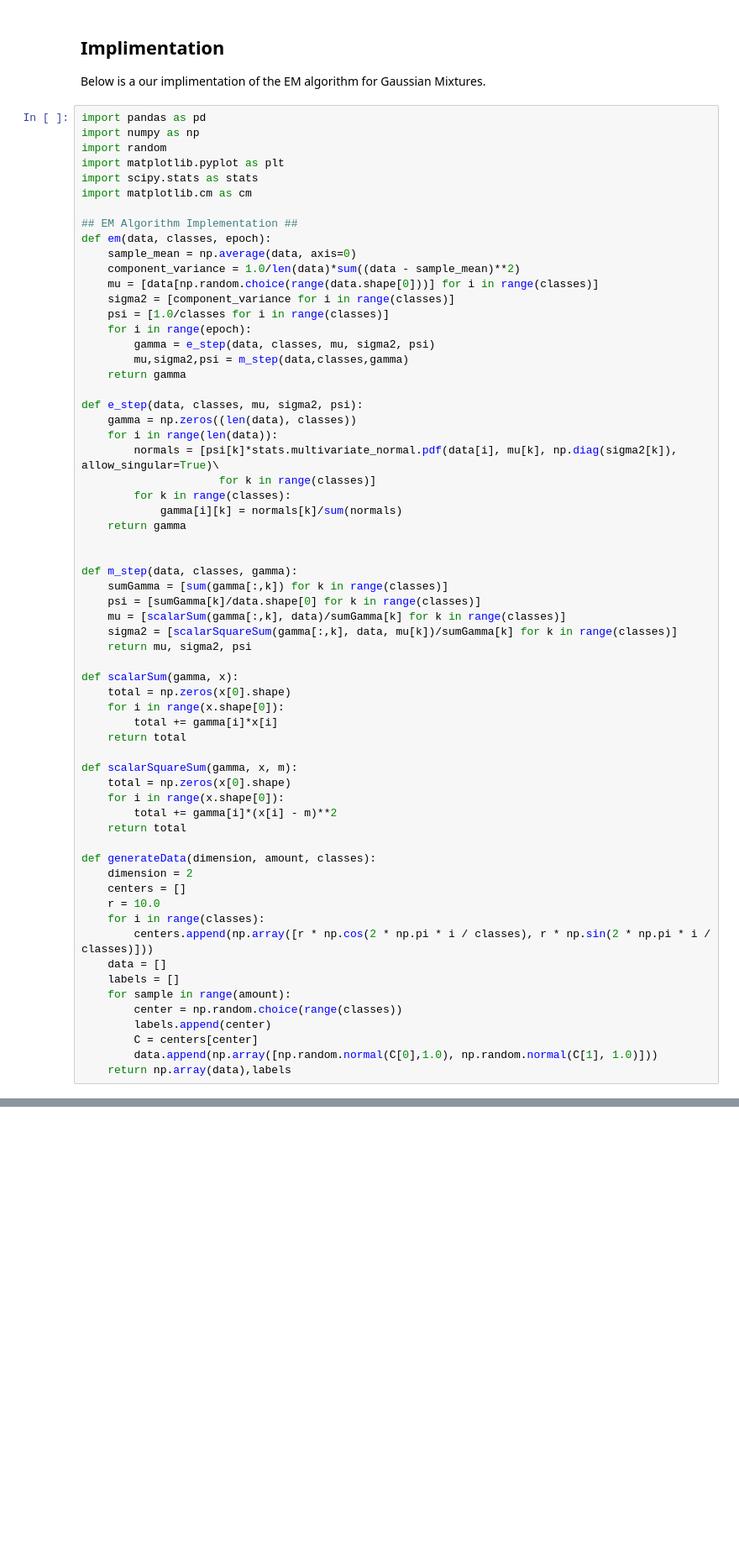
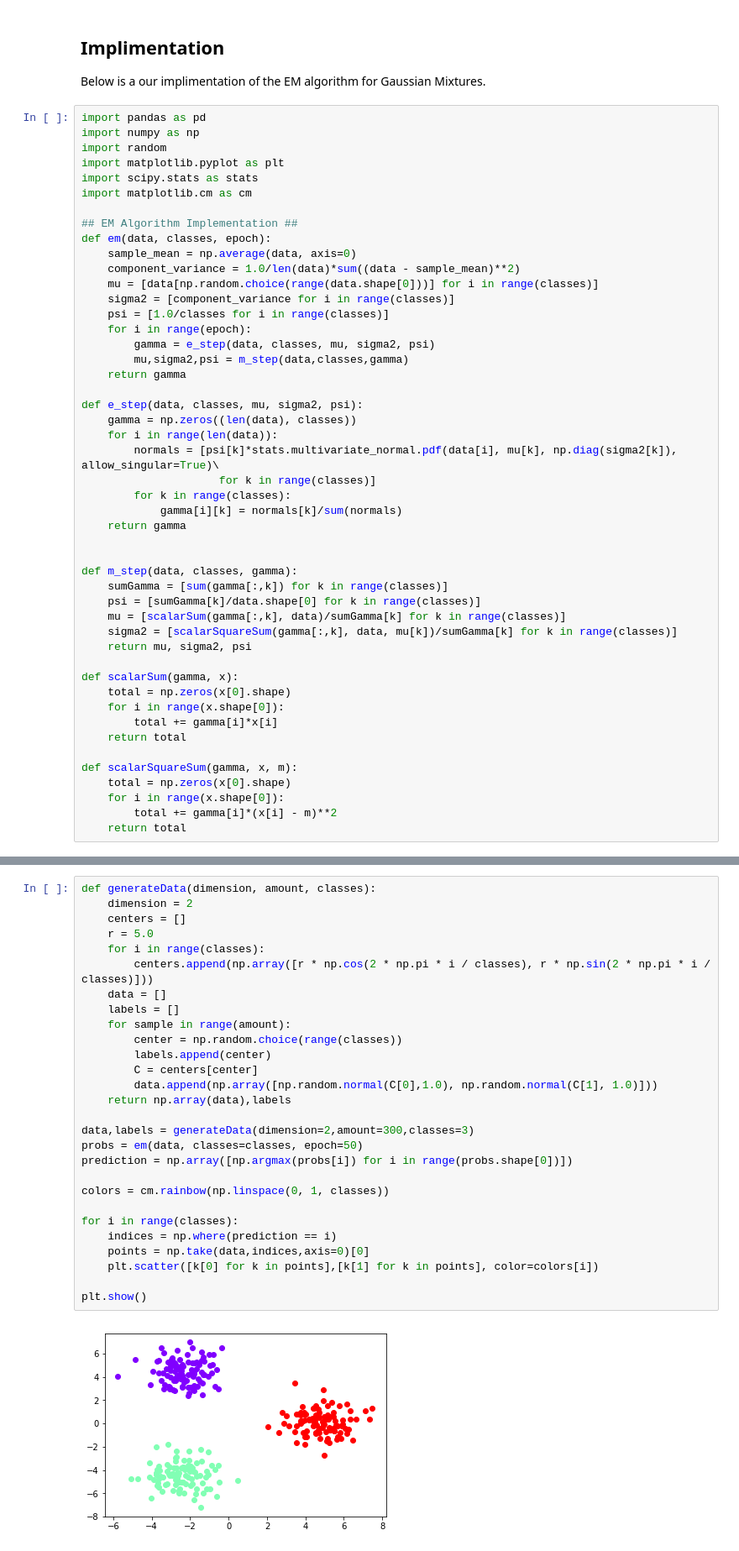
Before and after one commit to makscj/prob-models-em, a Jupyter notebook: final.ipynb, the cells around one changed output, grey strips where cells are left out. Shown: that part at 84% size. Drawn from its saved outputs; the diff is of its cells as text; blank space fills up the shorter version.

```diff
--- a/final.ipynb
+++ b/final.ipynb
@@ -125,18 +131,3 @@ def scalarSquareSum(gamma, x, m):
     for i in range(x.shape[0]):
         total += gamma[i]*(x[i] - m)**2
     return total
-
-def generateData(dimension, amount, classes):
-    dimension = 2
-    centers = []
-    r = 10.0
-    for i in range(classes):
-        centers.append(np.array([r * np.cos(2 * np.pi * i / classes), r * np.sin(2 * np.pi * i / classes)]))
-    data = []
-    labels = []
-    for sample in range(amount):
-        center = np.random.choice(range(classes))
-        labels.append(center)
-        C = centers[center]
-        data.append(np.array([np.random.normal(C[0],1.0), np.random.normal(C[1], 1.0)]))
-    return np.array(data),labels
@@ -142,0 +138,30 @@ def generateData(dimension, amount, classes):
+# %%
+def generateData(dimension, amount, classes):
+    dimension = 2
+    centers = []
+    r = 5.0
+    for i in range(classes):
+        centers.append(np.array([r * np.cos(2 * np.pi * i / classes), r * np.sin(2 * np.pi * i / classes)]))
+    data = []
+    labels = []
+    for sample in range(amount):
+        center = np.random.choice(range(classes))
+        labels.append(center)
+        C = centers[center]
+        data.append(np.array([np.random.normal(C[0],1.0), np.random.normal(C[1], 1.0)]))
+    return np.array(data),labels
+
+data,labels = generateData(dimension=2,amount=300,classes=3)
+probs = em(data, classes=classes, epoch=50)
+prediction = np.array([np.argmax(probs[i]) for i in range(probs.shape[0])])
+
+colors = cm.rainbow(np.linspace(0, 1, classes))
+
+for i in range(classes):
+    indices = np.where(prediction == i)
+    points = np.take(data,indices,axis=0)[0]
+    plt.scatter([k[0] for k in points],[k[1] for k in points], color=colors[i])
+
+plt.show()
+# %% [output]
+[figure, added]
```
Also changed, not shown: parts of 3 cells of this notebook, 1 other file.
